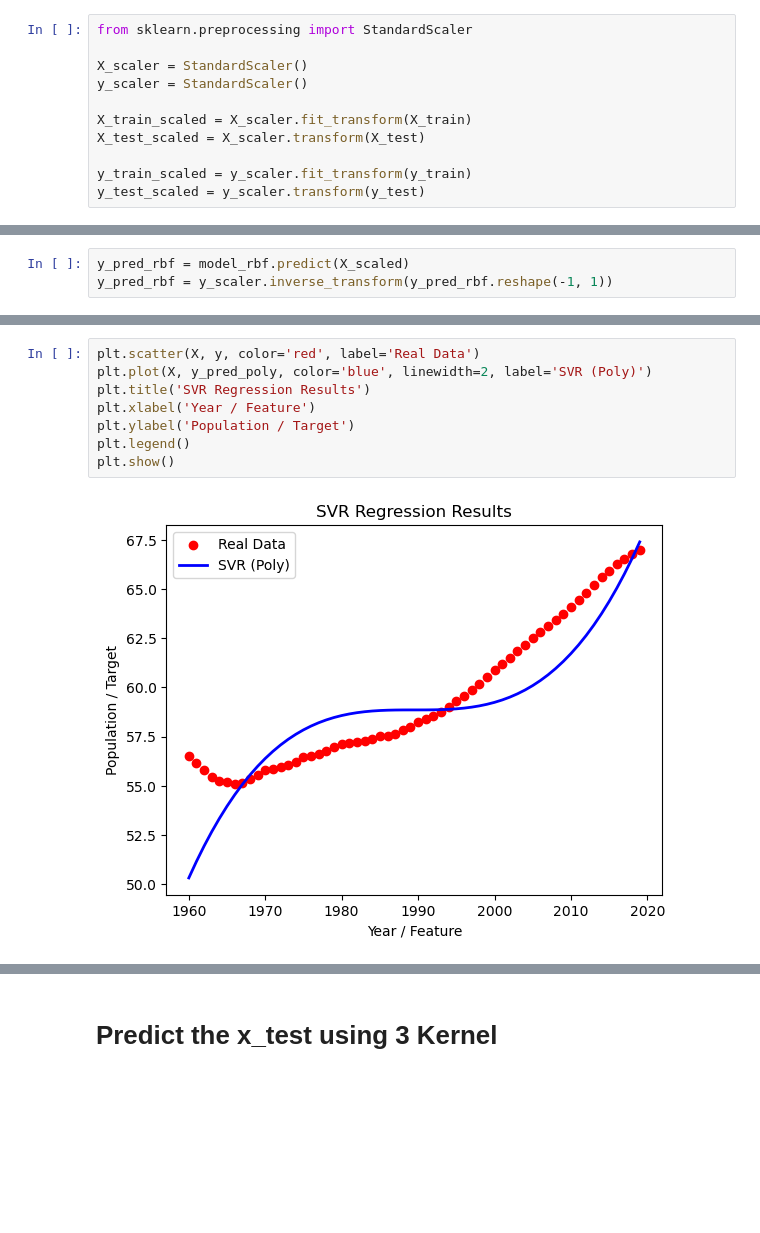
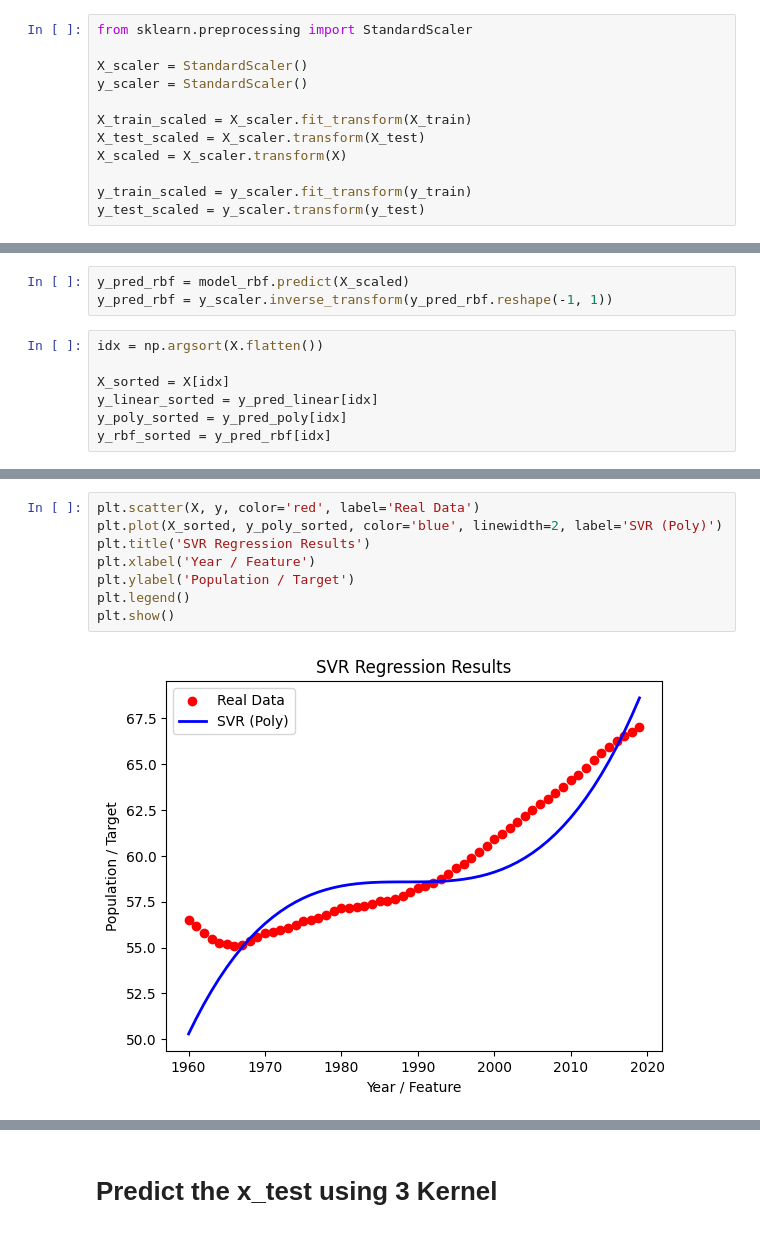
Before and after one commit to KalpViradia/Semester-6, a Jupyter notebook: Lab5/Lab5.ipynb, the cells around one changed output, grey strips where cells are left out. Saved outputs shown, nothing was run; the diff lists cells and outputs as text; blank space fills up the shorter version.

```diff
--- a/Lab5/Lab5.ipynb
+++ b/Lab5/Lab5.ipynb
@@ -84,6 +84,7 @@ y_scaler = StandardScaler()
 
 X_train_scaled = X_scaler.fit_transform(X_train)
 X_test_scaled = X_scaler.transform(X_test)
+X_scaled = X_scaler.transform(X)
 
 y_train_scaled = y_scaler.fit_transform(y_train)
 y_test_scaled = y_scaler.transform(y_test)
@@ -115,5 +116,12 @@ y_pred_poly = y_scaler.inverse_transform(y_pred_poly.reshape(-1, 1))
 # %%
 y_pred_rbf = model_rbf.predict(X_scaled)
 y_pred_rbf = y_scaler.inverse_transform(y_pred_rbf.reshape(-1, 1))
+# %%
+idx = np.argsort(X.flatten())
+
+X_sorted = X[idx]
+y_linear_sorted = y_pred_linear[idx]
+y_poly_sorted = y_pred_poly[idx]
+y_rbf_sorted = y_pred_rbf[idx]
 # %%
 plt.scatter(X, y, color='red', label='Real Data')
@@ -128,12 +136,12 @@ plt.show()
 # %%
 plt.scatter(X, y, color='red', label='Real Data')
-plt.plot(X, y_pred_poly, color='blue', linewidth=2, label='SVR (Poly)')
+plt.plot(X_sorted, y_poly_sorted, color='blue', linewidth=2, label='SVR (Poly)')
 plt.title('SVR Regression Results')
 plt.xlabel('Year / Feature')
 plt.ylabel('Population / Target')
 plt.legend()
 plt.show()
 # %% [output]
-[figure, old version]
+[figure, new version]
 # %%
 plt.scatter(X, y, color='red', label='Real Data')
```
Also changed, not shown: parts of 6 cells of this notebook.
